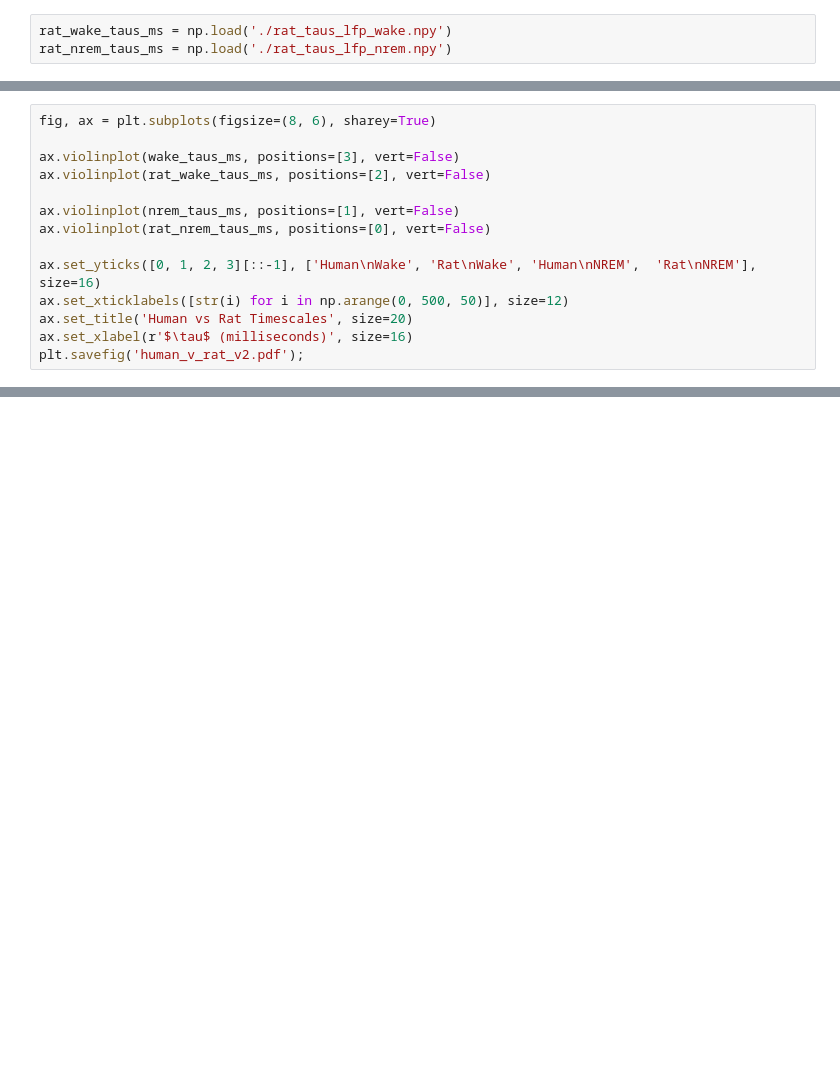
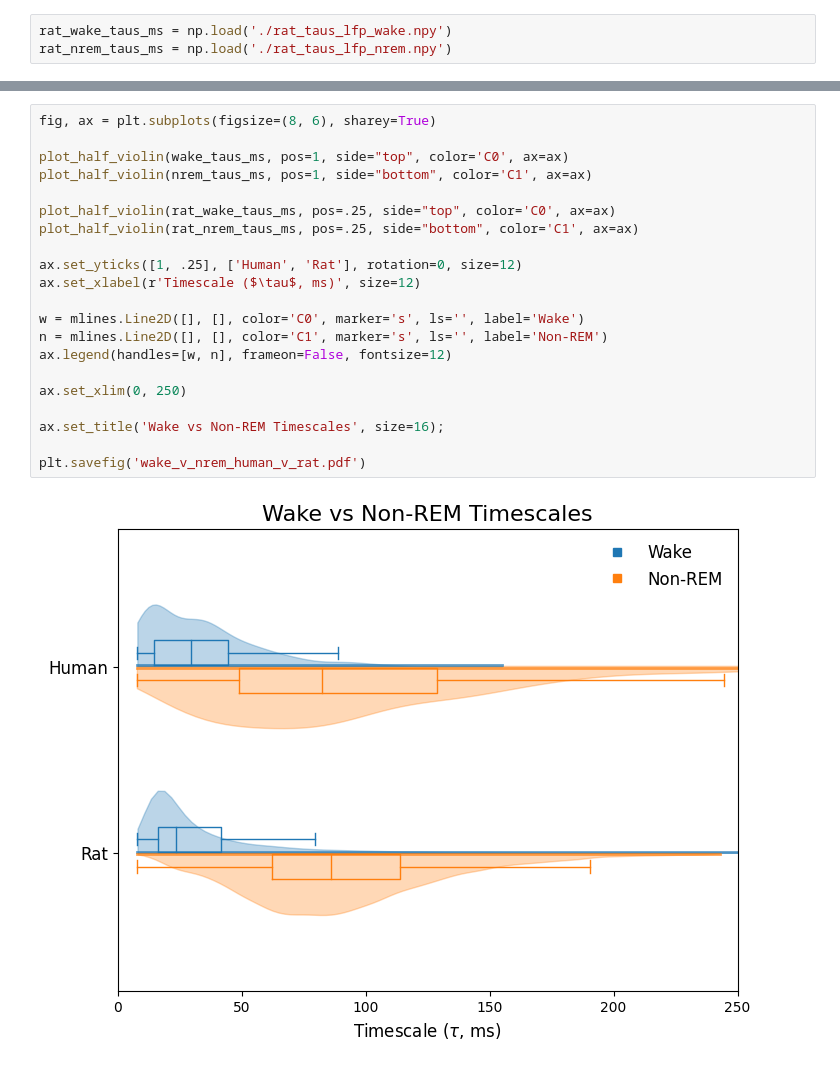
Before and after one commit to voytekresearch/timescale-methods, a Jupyter notebook: docs/figures/fig07_human_ieeg.ipynb, the cells around one changed output, grey strips where cells are left out. Saved outputs shown, nothing was run; the diff lists cells and outputs as text; blank space fills up the shorter version.

```diff
--- a/docs/figures/fig07_human_ieeg.ipynb
+++ b/docs/figures/fig07_human_ieeg.ipynb
@@ -366,14 +346,0 @@ plt.savefig('human_v_rat_v1.pdf');
-# %%
-fig, ax = plt.subplots(figsize=(8, 6), sharey=True)
-
-ax.violinplot(wake_taus_ms, positions=[3], vert=False)
-ax.violinplot(rat_wake_taus_ms, positions=[2], vert=False)
-
-ax.violinplot(nrem_taus_ms, positions=[1], vert=False)
-ax.violinplot(rat_nrem_taus_ms, positions=[0], vert=False)
-
-ax.set_yticks([0, 1, 2, 3][::-1], ['Human\nWake', 'Rat\nWake', 'Human\nNREM',  'Rat\nNREM'], size=16)
-ax.set_xticklabels([str(i) for i in np.arange(0, 500, 50)], size=12)
-ax.set_title('Human vs Rat Timescales', size=20)
-ax.set_xlabel(r'$\tau$ (milliseconds)', size=16)
-plt.savefig('human_v_rat_v2.pdf');
@@ -381,0 +385,23 @@ plt.savefig('human_v_rat_v2.pdf');
+# %%
+fig, ax = plt.subplots(figsize=(8, 6), sharey=True)
+
+plot_half_violin(wake_taus_ms, pos=1, side="top", color='C0', ax=ax)
+plot_half_violin(nrem_taus_ms, pos=1, side="bottom", color='C1', ax=ax)
+
+plot_half_violin(rat_wake_taus_ms, pos=.25, side="top", color='C0', ax=ax)
+plot_half_violin(rat_nrem_taus_ms, pos=.25, side="bottom", color='C1', ax=ax)
+
+ax.set_yticks([1, .25], ['Human', 'Rat'], rotation=0, size=12)
+ax.set_xlabel(r'Timescale ($\tau$, ms)', size=12)
+
+w = mlines.Line2D([], [], color='C0', marker='s', ls='', label='Wake')
+n = mlines.Line2D([], [], color='C1', marker='s', ls='', label='Non-REM')
+ax.legend(handles=[w, n], frameon=False, fontsize=12)
+
+ax.set_xlim(0, 250)
+
+ax.set_title('Wake vs Non-REM Timescales', size=16);
+
+plt.savefig('wake_v_nrem_human_v_rat.pdf')
+# %% [output]
+[figure, added]
```
Also changed, not shown: parts of 9 cells of this notebook.
